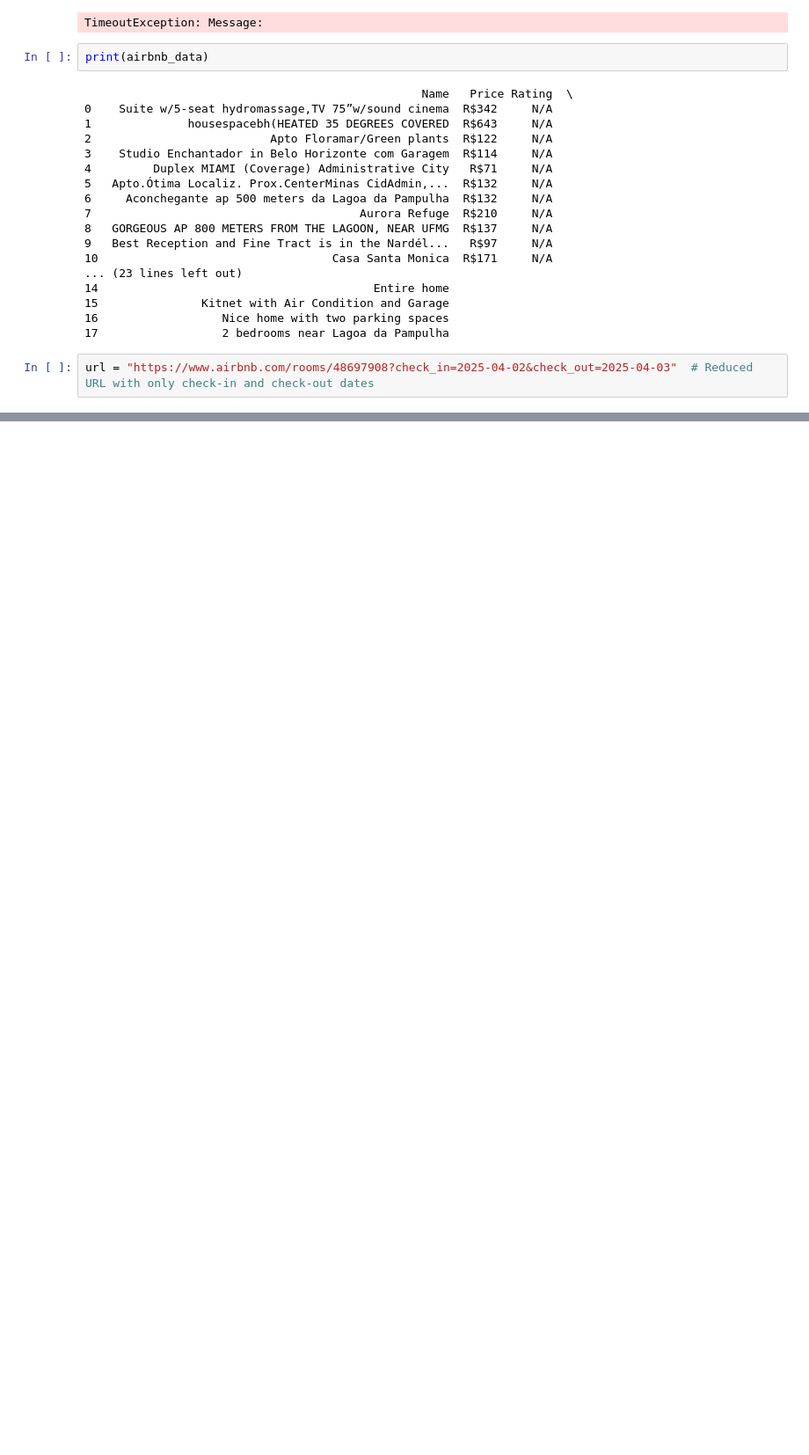
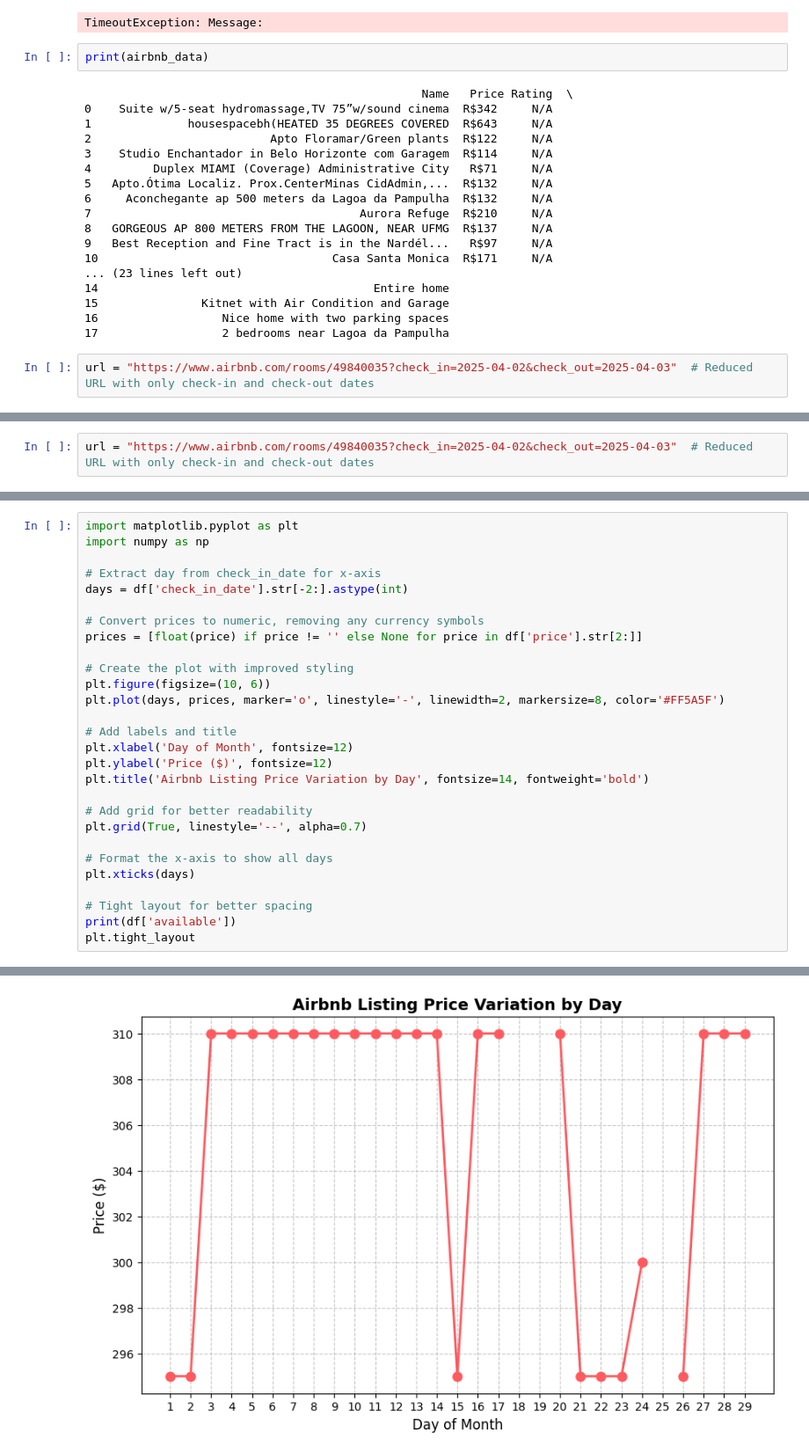
Before and after one commit to IdhcbIan/BrickLugo-BackEnd, a Jupyter notebook: Airbnb_Scrapper/Attempt1.ipynb, the cells around one changed output, grey strips where cells are left out. Shown at 88% size. Saved outputs shown, nothing was run; the diff lists cells and outputs as text; blank space fills up the shorter version.

```diff
--- a/Airbnb_Scrapper/Attempt1.ipynb
+++ b/Airbnb_Scrapper/Attempt1.ipynb
@@ -103,5 +103,5 @@ print(airbnb_data)
 16                  Nice home with two parking spaces
 17                  2 bedrooms near Lagoa da Pampulha
 # %%
-url = "https://www.airbnb.com/rooms/48697908?check_in=2025-04-02&check_out=2025-04-03"  # Reduced URL with only check-in and check-out dates
+url = "https://www.airbnb.com/rooms/49840035?check_in=2025-04-02&check_out=2025-04-03"  # Reduced URL with only check-in and check-out dates
 # %%
@@ -302,0 +263,2 @@ Listing Information:
+# %%
+url = "https://www.airbnb.com/rooms/49840035?check_in=2025-04-02&check_out=2025-04-03"  # Reduced URL with only check-in and check-out dates
@@ -302,0 +522,29 @@ Listing Information:
+# %%
+import matplotlib.pyplot as plt
+import numpy as np
+
+# Extract day from check_in_date for x-axis
+days = df['check_in_date'].str[-2:].astype(int)
+
+# Convert prices to numeric, removing any currency symbols
+prices = [float(price) if price != '' else None for price in df['price'].str[2:]]
+
+# Create the plot with improved styling
+plt.figure(figsize=(10, 6))
+plt.plot(days, prices, marker='o', linestyle='-', linewidth=2, markersize=8, color='#FF5A5F')
+
+# Add labels and title
+plt.xlabel('Day of Month', fontsize=12)
+plt.ylabel('Price ($)', fontsize=12)
+plt.title('Airbnb Listing Price Variation by Day', fontsize=14, fontweight='bold')
+
+# Add grid for better readability
+plt.grid(True, linestyle='--', alpha=0.7)
+
+# Format the x-axis to show all days
+plt.xticks(days)
+
+# Tight layout for better spacing
+print(df['available'])
+plt.tight_layout
+# %% [output]
@@ -302,0 +569 @@ Listing Information:
+[figure, added]
```
Also changed, not shown: parts of 6 cells of this notebook, 2 other files.
